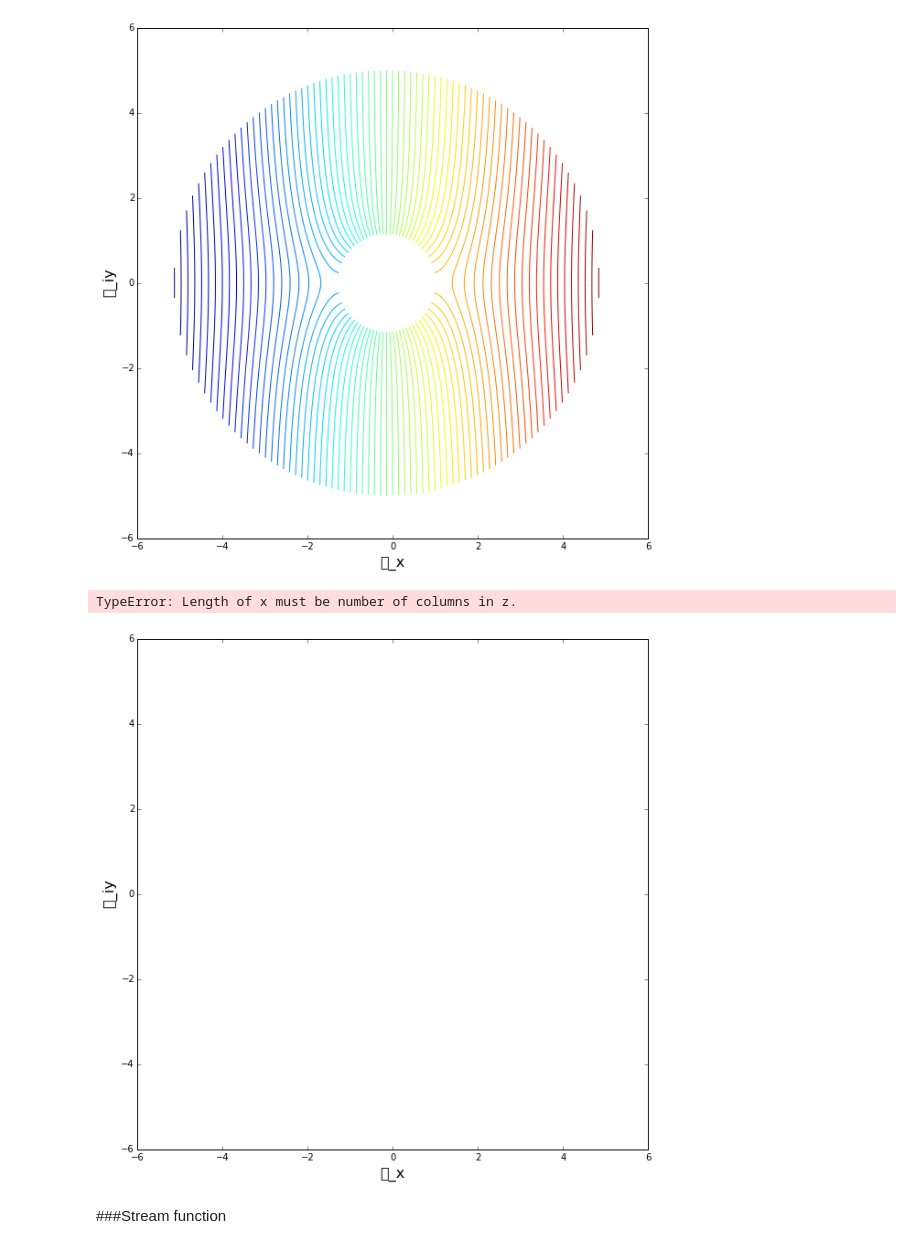
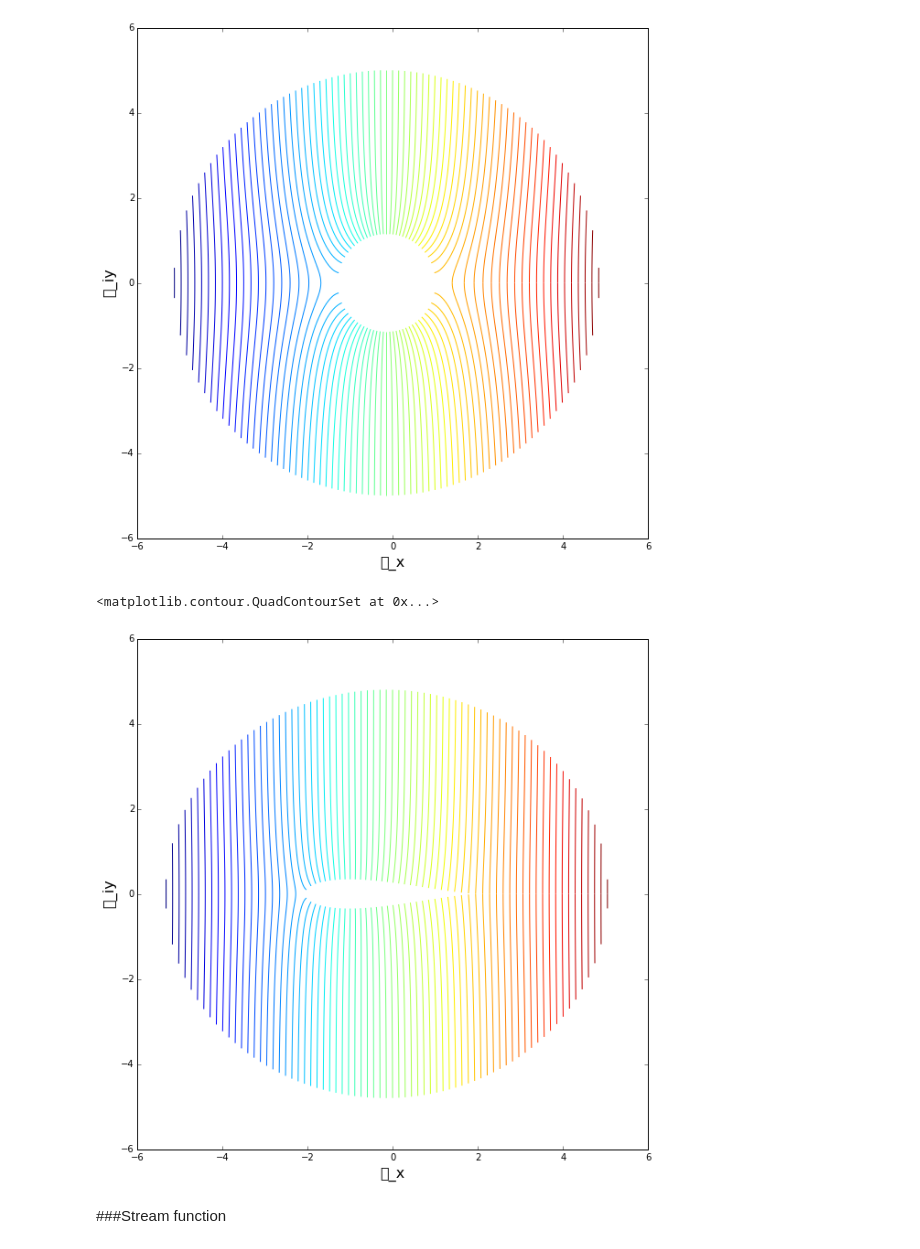
Before and after one commit to chiseler/AeroPython, a Jupyter notebook: lessons/nd_06_Lesson06_Assignment.ipynb, the cells around one changed output. Drawn from its saved outputs; the diff is of its cells as text; code cells hidden in the pictures.

Commit message:
31-3-15 s9 potential and stream function plotted on xi-plane

```diff
--- a/lessons/nd_06_Lesson06_Assignment.ipynb
+++ b/lessons/nd_06_Lesson06_Assignment.ipynb
@@ -225,6 +207,8 @@ ax.plot(axial_matrix, radial_matrix, color='r', ls='none', marker='.')
  <matplotlib.lines.Line2D at 0x...>,
  <matplotlib.lines.Line2D at 0x...>]
 [figure]
+# %%
+c_grid = 1 # constant for Joukowski transformation
 # %%
 x_cgrid, y_cgrid = c_grid - r_grid, 0.0
 
@@ -245,11 +229,3 @@ plt.scatter(rect_grid[0],rect_grid[1])
 [figure]
 # %%
 complex_coords_grid = rect_grid[0] + 1j*rect_grid[1] # transform grid coordinates into complex numbers
-# %%
-c_grid = 1.0
-
-ξ_grid = ()
-for els in complex_coords_grid:
-    t_grid = map(els, c_grid)
-    ξ_grid = np.append(ξ_grid, t_grid) # Joukowski transformation to xi plane
-ξ_grid[2]
@@ -258,3 +232,5 @@ for els in complex_coords_grid:
+# %%
+complex_coords_grid_map = map(complex_coords_grid, c_grid)
 # %%
 size = 10
 plt.figure(figsize=(size, (6+6)/(6+6)*size))
@@ -299,15 +275,15 @@ plt.contour(rect_grid[0],rect_grid[1],potential, 80)
 # %%
 # plotting the contour lines of potential function
 size = 10
 plt.figure(figsize=(size, (6+6)/(6+6)*size))
 plt.xlabel('ξ_x', fontsize=16)
 plt.ylabel('ξ_iy', fontsize=16)
 plt.xlim(-6, 6)
 plt.ylim(-6, 6)
-plt.contour(ξ_grid.real,ξ_grid.imag,potential, 80)
+plt.contour(complex_coords_grid_map.real,complex_coords_grid_map.imag,potential, 80)
 # %% [output]
-TypeError: Length of x must be number of columns in z.
+<matplotlib.contour.QuadContourSet at 0x...>
-[figure, old version]
+[figure, new version]
 # %% [markdown]
 ###Stream function
 # %%
```
Also changed, not shown: parts of 9 cells of this notebook.
